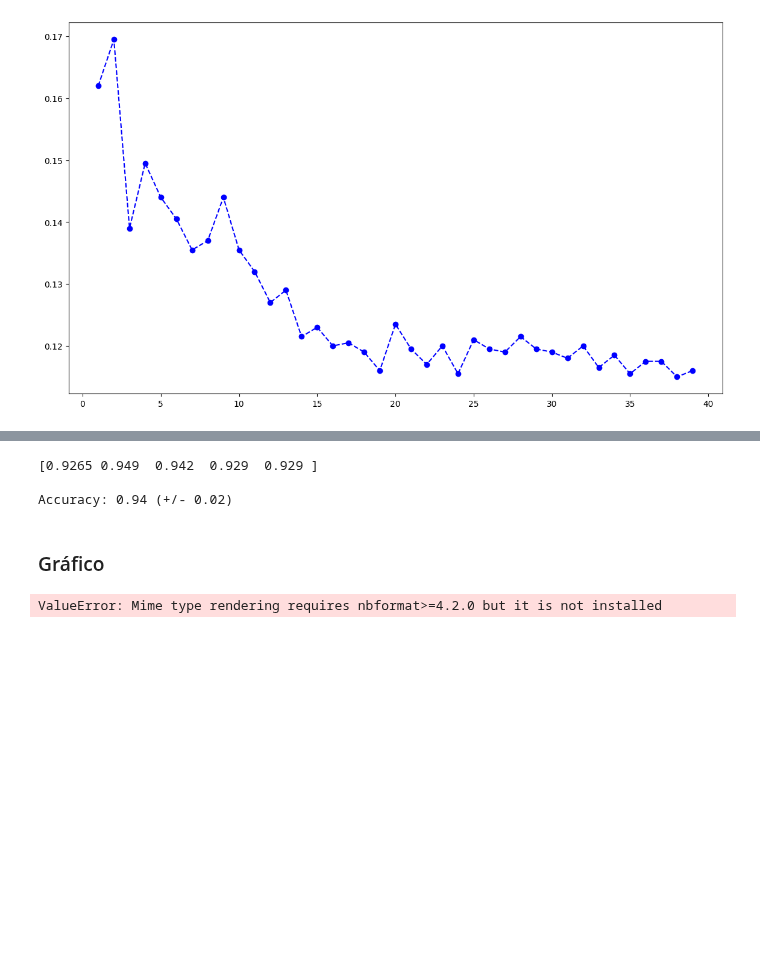
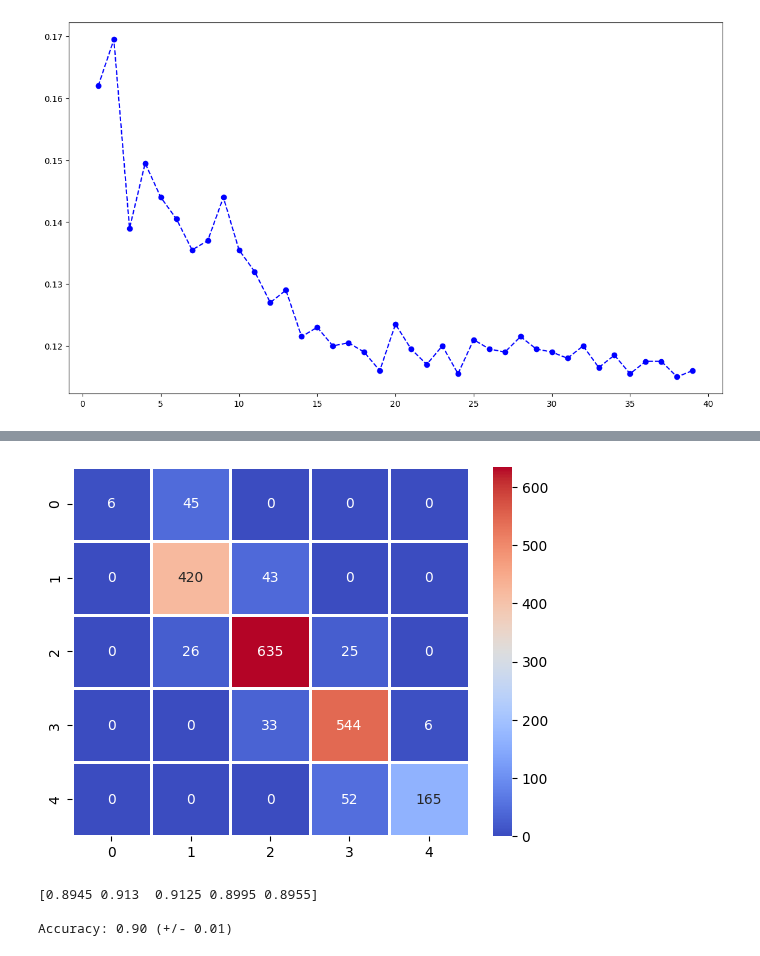
Before and after one commit to ICEI-PUC-Minas-PPL-CDIA/ppl-cd-pcd-sist-int-2024-1-sleepresearch-2024-1, a Jupyter notebook: src/modelo1.ipynb, the cells around one changed output, grey strips where cells are left out. Saved outputs shown, nothing was run; the diff lists cells and outputs as text; code cells hidden in the pictures; blank space fills up the shorter version.

```diff
--- a/src/modelo1.ipynb
+++ b/src/modelo1.ipynb
@@ -274,25 +253,17 @@ weighted avg       0.89      0.89      0.88      2000
+# %%
+cf_matrix = confusion_matrix(y2_test,pred2)
+sns.heatmap(cf_matrix, cmap='coolwarm', annot=True, linewidth=1, fmt='d')
+plt.show()
+# %% [output]
+[figure, added]
 # %%
-scores = cross_val_score(knn2, data2, data2['Performance Index'], cv=5, scoring='accuracy')
+scores = cross_val_score(knn2, data2.drop('Performance Index', axis=1), data2['Performance Index'], cv=5, scoring='accuracy')
 
 print(scores,"\n")
 
 # Results
-print("Accuracy: %0.2f (+/- %0.2f)" % (scores.mean(), scores.std() * 2))
+print("Accuracy: %0.2f (+/- %0.2f)" % (scores.mean(), scores.std()))
 # %% [output]
-[0.9265 0.949  0.942  0.929  0.929 ]
+[0.8945 0.913  0.9125 0.8995 0.8955]
 
-Accuracy: 0.94 (+/- 0.02)
+Accuracy: 0.90 (+/- 0.01)
-# %% [markdown]
-### Gráfico
-# %%
-fig = px.scatter(
-    X2_test, y=pred2,
-    color=pred2, color_continuous_scale='RdBu',
-    symbol=y2_test, symbol_map={1: 'square', 2: 'circle', 3:'diamond', 4:'triangle-up', 5:'cross'},
-    labels={'symbol': 'label', 'color': 'score'}
-)
-fig.update_traces(marker_size=8, marker_line_width=1.5)
-fig.update_layout(legend_orientation='h')
-fig.show()
-# %% [output]
-ValueError: Mime type rendering requires nbformat>=4.2.0 but it is not installed
```
Also changed, not shown: parts of 14 cells of this notebook.
